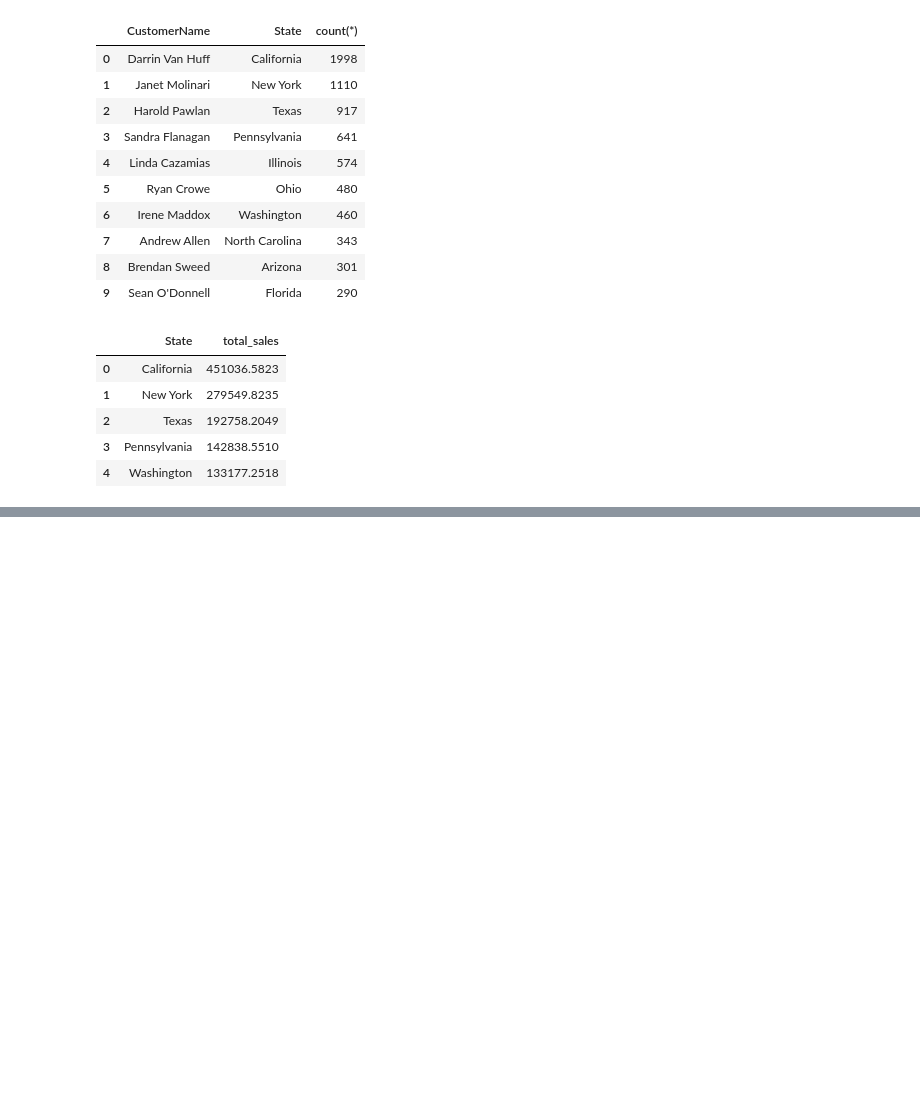
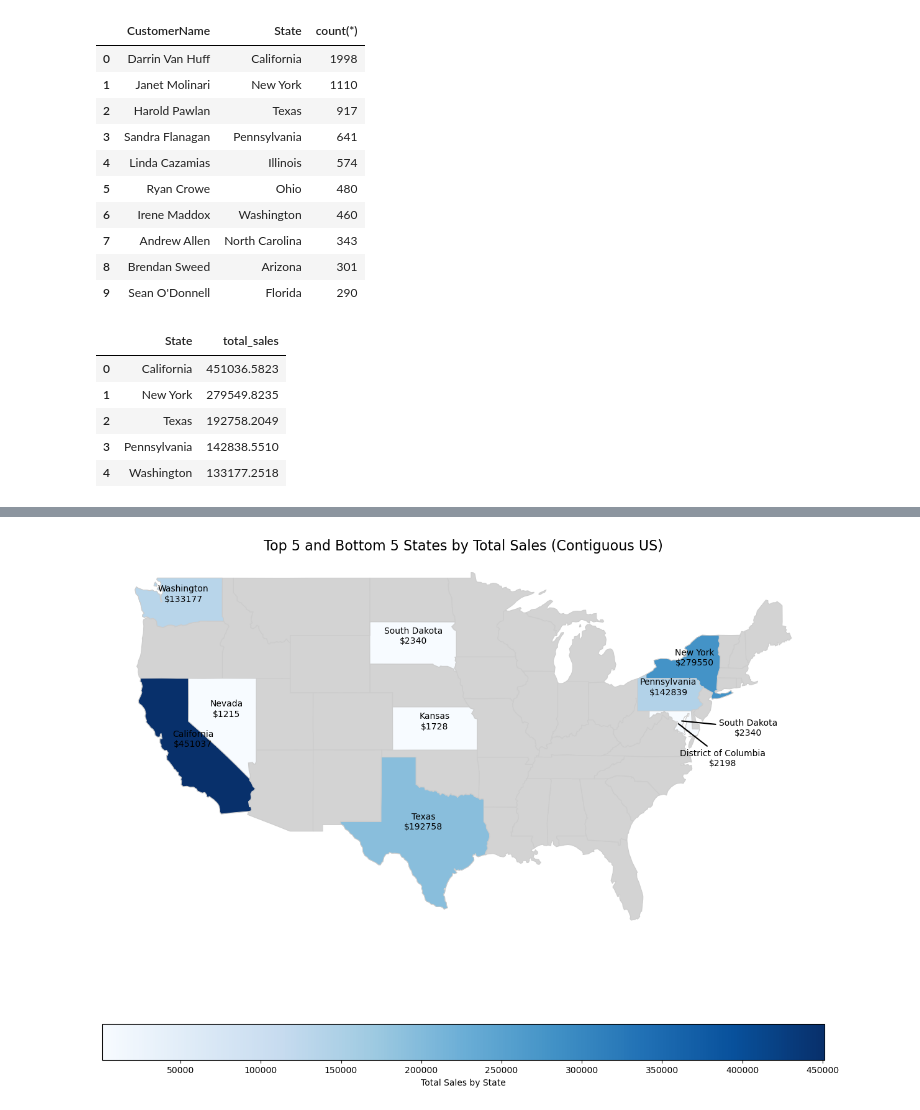
Before and after one commit to Rojhak/BI_analysis, a Jupyter notebook: eda_superstore.ipynb, the cells around one changed output, grey strips where cells are left out. Drawn from its saved outputs; the diff is of its cells as text; code cells hidden in the pictures; blank space fills up the shorter version.

Commit message:
mapping

```diff
--- a/eda_superstore.ipynb
+++ b/eda_superstore.ipynb
@@ -84,0 +105,4 @@ plt.show()
+# %%
+most_least_sales=most_least_sales.sort_values(by="total_sales")
+sales_data= most_least_sales
+sales_data
@@ -84,0 +121,71 @@ plt.show()
+# %%
+import geopandas as gpd
+import pandas as pd
+import matplotlib.pyplot as plt
+
+
+
+
+# Get top 5 and bottom 5 states by sales
+top_5 = sales_data.nlargest(5, 'total_sales')
+bottom_5 = sales_data.nsmallest(5, 'total_sales')
+
+# Combine top 5 and bottom 5 into a single DataFrame
+selected_states = pd.concat([top_5, bottom_5])
+
+# Load US states shapefile (GeoJSON for US states)
+states = gpd.read_file('https://raw.githubusercontent.com/PublicaMundi/MappingAPI/master/data/geojson/us-states.json')
+
+# Filter out Alaska, Hawaii, and other non-contiguous areas
+contiguous_states = states[~states['name'].isin(['Alaska', 'Hawaii', 'Puerto Rico'])]
+
+# Merge the sales data with the GeoDataFrame
+merged = contiguous_states.set_index('name').join(selected_states.set_index('State'))
+
+# Create a new column for color; fill with 'lightgrey' for states without data
+merged['color'] = merged['total_sales'].apply(lambda x: 'lightgrey' if pd.isna(x) else 'blue')
+
+# Create a plot with matplotlib
+fig, ax = plt.subplots(1, 1, figsize=(15, 12))  # Adjusted to make the map larger
+
+# Plot the states, but color only those with 'total_sales' data
+merged.plot(ax=ax, color='lightgrey', linewidth=0.8, edgecolor='0.8')  # Grey for other states
+
+# Plot only the selected states (top 5 and bottom 5) with color mapping
+merged[~merged['total_sales'].isna()].plot(column='total_sales', ax=ax, cmap='Blues', linewidth=0.8, edgecolor='0.8',
+                                           legend=True, legend_kwds={'label': "Total Sales by State",
+                                                                     'orientation': "horizontal"})
+
+# Add labels for total_sales and state names on each state
+for idx, row in merged.iterrows():
+    if pd.notna(row['total_sales']) and idx not in ['Maryland', 'District of Columbia']:  # Skip South Dakota and DC
+        ax.text(row['geometry'].centroid.x, row['geometry'].centroid.y,
+                f"{idx}\n${row['total_sales']:.0f}", fontsize=10, ha='center', color='black')
+
+# Move South Dakota and District of Columbia labels outside the map
+outside_labels = {
+    'South Dakota': {'xy': (merged.loc['Maryland'].geometry.centroid.x, merged.loc['Maryland'].geometry.centroid.y),
+                     'text': (merged.loc['Maryland'].geometry.centroid.x + 6, merged.loc['Maryland'].geometry.centroid.y - 1)},
+    'District of Columbia': {'xy': (merged.loc['District of Columbia'].geometry.centroid.x, merged.loc['District of Columbia'].geometry.centroid.y),
+                             'text': (merged.loc['District of Columbia'].geometry.centroid.x + 4, merged.loc['District of Columbia'].geometry.centroid.y - 3)}
+}
+
+for state, pos in outside_labels.items():
+    # Draw the callout line
+    ax.annotate(f"{state}\n${merged.loc[state, 'total_sales']:.0f}",
+                xy=pos['xy'],  # Coordinates of the state
+                xytext=pos['text'],  # Position of the label outside
+                textcoords='data',
+                arrowprops=dict(facecolor='black', arrowstyle='-', lw=1.5),  # Line style
+                fontsize=10, ha='center', color='black')
+
+# Set the title
+ax.set_title('Top 5 and Bottom 5 States by Total Sales (Contiguous US)', fontsize=16)
+
+# Remove axes for cleaner visualization
+ax.set_axis_off()
+
+# Show the plot
+plt.show()
+# %% [output]
+[figure, added]
```
Also changed, not shown: parts of 4 cells of this notebook.
